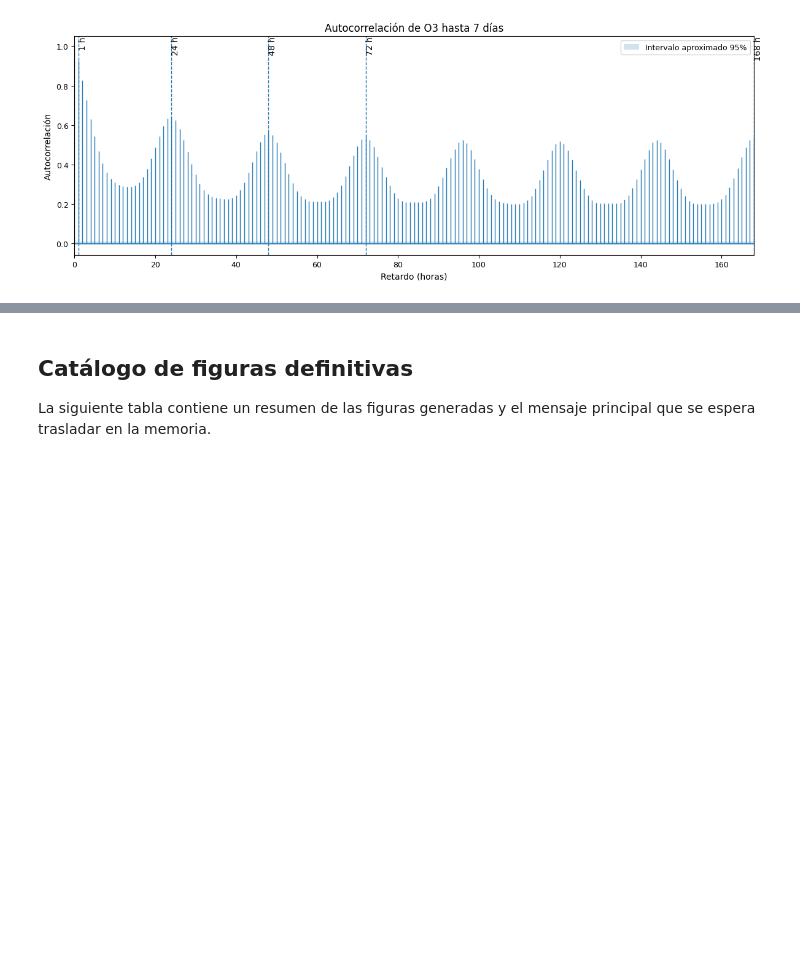
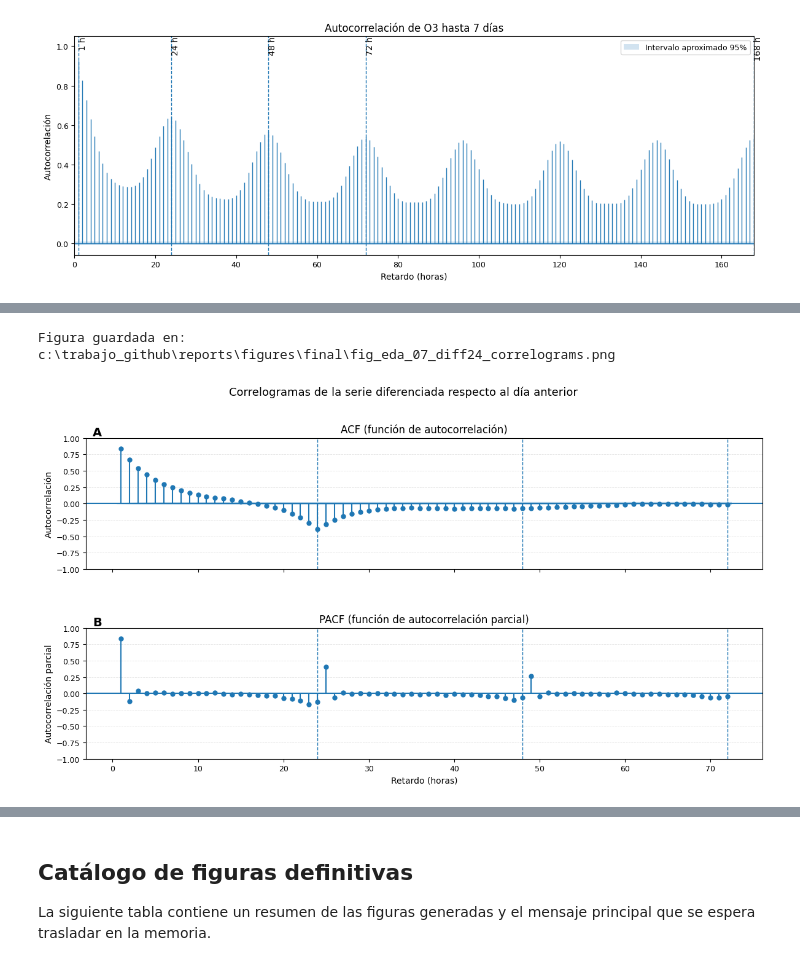
Before and after one commit to hipenation2142/trabajo, a Jupyter notebook: notebooks/01b_eda_final_figures.ipynb, the cells around one changed output, grey strips where cells are left out. Saved outputs shown, nothing was run; the diff lists cells and outputs as text; code cells hidden in the pictures; blank space fills up the shorter version.

```diff
--- a/notebooks/01b_eda_final_figures.ipynb
+++ b/notebooks/01b_eda_final_figures.ipynb
@@ -755 +756,62 @@ Figura guardada en: c:\trabajo_github\reports\figures\final\fig_eda_06_acf_lags.
+# %%
+stationarity_series = (
+    modeling_df.set_index("timestamp")["o3"]
+    .sort_index()
+    .asfreq("h")
+    .interpolate(limit_direction="both")
+)
+
+# Para los correlogramas se utiliza la serie diferenciada respecto a la misma hora
+# del día anterior. Esta transformación reduce el ciclo diario dominante y permite
+# observar qué estructura temporal quedará después de eliminar parte de la estacionalidad.
+correlogram_series = stationarity_series.diff(24).dropna()
+
+max_lag = 72
+
+fig, axes = plt.subplots(2, 1, figsize=(12, 6.5), sharex=True)
+
+plot_acf(
+    correlogram_series,
+    lags=max_lag,
+    ax=axes[0],
+    zero=False,
+)
+
+for lag in [24, 48, 72]:
+    axes[0].axvline(lag, linestyle="--", linewidth=1)
+
+axes[0].set_title("ACF (función de autocorrelación)")
+axes[0].set_ylabel("Autocorrelación")
+axes[0].grid(axis="y", linestyle="--", linewidth=0.6, alpha=0.35)
+add_panel_label(axes[0], "A")
+
+plot_pacf(
+    correlogram_series,
+    lags=max_lag,
+    ax=axes[1],
+    zero=False,
+    method="ywm",
+)
+
+for lag in [24, 48, 72]:
+    axes[1].axvline(lag, linestyle="--", linewidth=1)
+
+axes[1].set_title("PACF (función de autocorrelación parcial)")
+axes[1].set_xlabel("Retardo (horas)")
+axes[1].set_ylabel("Autocorrelación parcial")
+axes[1].grid(axis="y", linestyle="--", linewidth=0.6, alpha=0.35)
+add_panel_label(axes[1], "B")
+
+fig.suptitle("Correlogramas de la serie diferenciada respecto al día anterior", y=1.02)
+
+fig.tight_layout()
+
+fig.subplots_adjust(hspace=0.45)
+
+save_final_figure(fig, "fig_eda_07_diff24_correlograms.png")
+
+plt.show()
+# %% [output]
+Figura guardada en: c:\trabajo_github\reports\figures\final\fig_eda_07_diff24_correlograms.png
+[figure, added]
 # %% [markdown]
```
Also changed, not shown: parts of 14 cells of this notebook, 6 other files.
